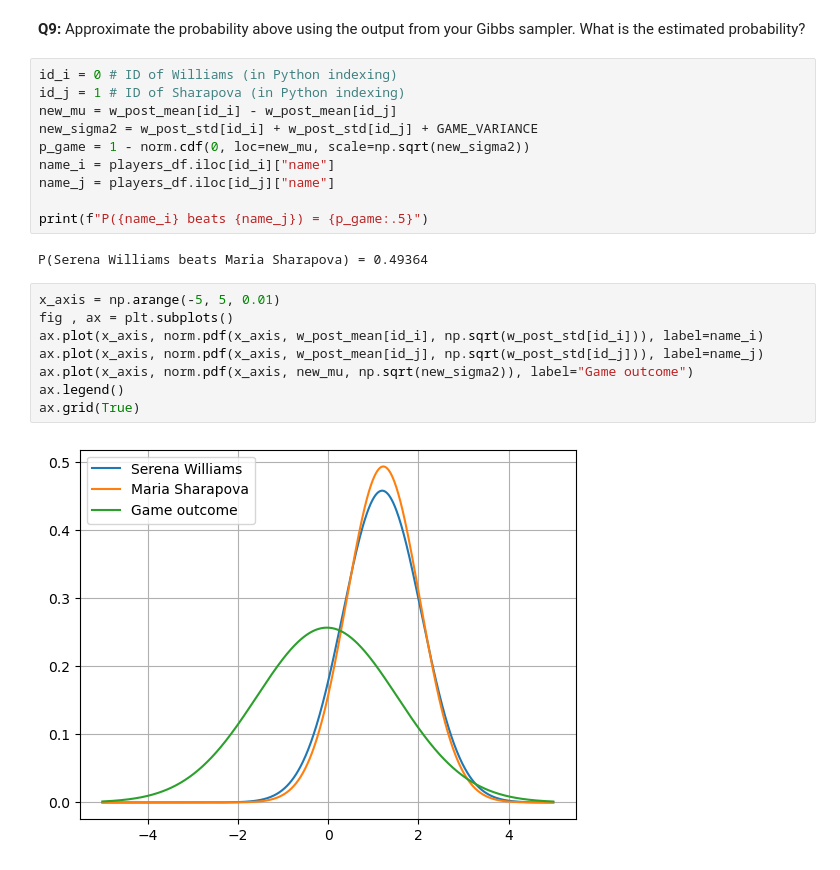
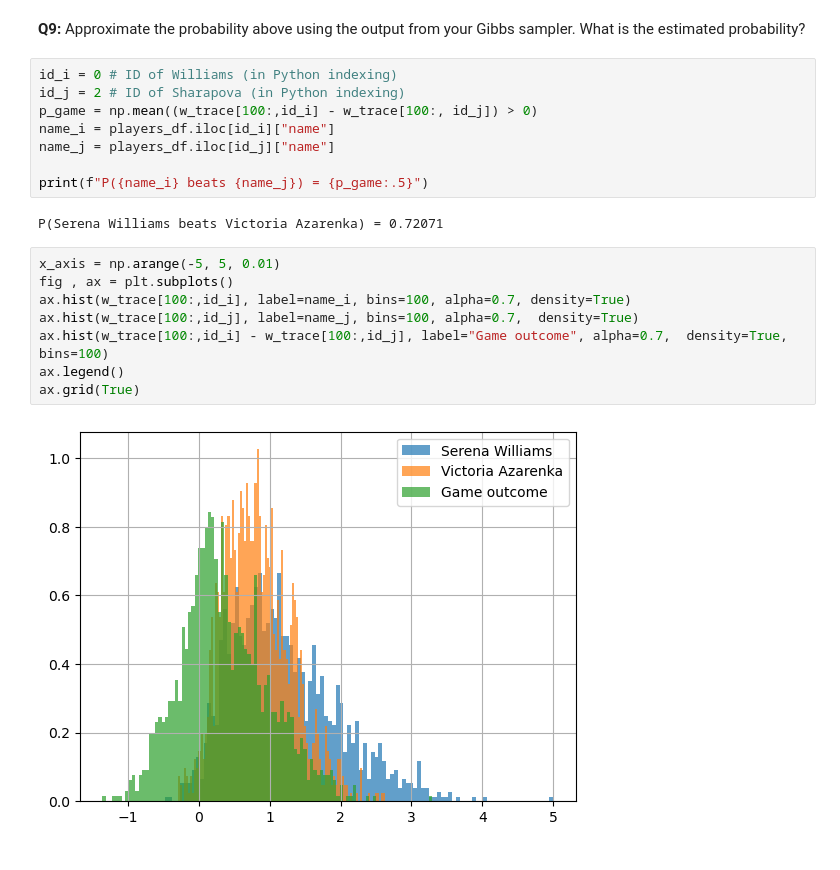
Before and after one commit to Arty-Facts/wasp_graphical_models_bayesian_learning_and_statistical_relational_learning_2023, a Jupyter notebook: project/module2/hand_in_ranking.ipynb, the cells around one changed output. Drawn from its saved outputs; the diff is of its cells as text.

```diff
--- a/project/module2/hand_in_ranking.ipynb
+++ b/project/module2/hand_in_ranking.ipynb
@@ -582,23 +591,21 @@ _Hint:_ The Gibbs sampler approximates the _joint posterior_ and you should leve
 **Q9:** Approximate the probability above using the output from your Gibbs sampler. What is the estimated probability?
 # %%
 id_i = 0 # ID of Williams (in Python indexing)
-id_j = 1 # ID of Sharapova (in Python indexing)
-new_mu = w_post_mean[id_i] - w_post_mean[id_j]
-new_sigma2 = w_post_std[id_i] + w_post_std[id_j] + GAME_VARIANCE
-p_game = 1 - norm.cdf(0, loc=new_mu, scale=np.sqrt(new_sigma2))
+id_j = 2 # ID of Sharapova (in Python indexing)
+p_game = np.mean((w_trace[100:,id_i] - w_trace[100:, id_j]) > 0)
 name_i = players_df.iloc[id_i]["name"]
 name_j = players_df.iloc[id_j]["name"]
 
 print(f"P({name_i} beats {name_j}) = {p_game:.5}")
 # %% [output]
-P(Serena Williams beats Maria Sharapova) = 0.49364
+P(Serena Williams beats Victoria Azarenka) = 0.72071
 # %%
 x_axis = np.arange(-5, 5, 0.01)
 fig , ax = plt.subplots()
-ax.plot(x_axis, norm.pdf(x_axis, w_post_mean[id_i], np.sqrt(w_post_std[id_i])), label=name_i)
-ax.plot(x_axis, norm.pdf(x_axis, w_post_mean[id_j], np.sqrt(w_post_std[id_j])), label=name_j)
-ax.plot(x_axis, norm.pdf(x_axis, new_mu, np.sqrt(new_sigma2)), label="Game outcome")
+ax.hist(w_trace[100:,id_i], label=name_i, bins=100, alpha=0.7, density=True)
+ax.hist(w_trace[100:,id_j], label=name_j, bins=100, alpha=0.7,  density=True)
+ax.hist(w_trace[100:,id_i] - w_trace[100:,id_j], label="Game outcome", alpha=0.7,  density=True, bins=100)
 ax.legend()
 ax.grid(True)
 # %% [output]
-[figure, old version]
+[figure, new version]
```
Also changed, not shown: parts of 11 cells of this notebook.
